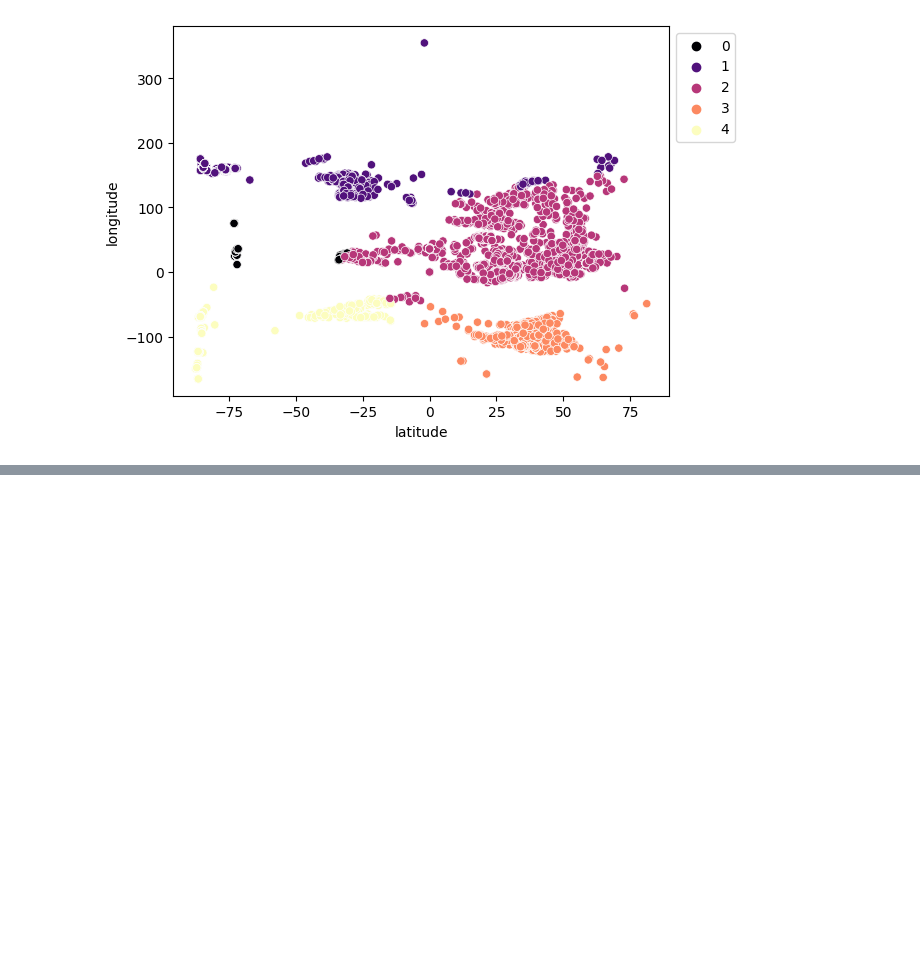
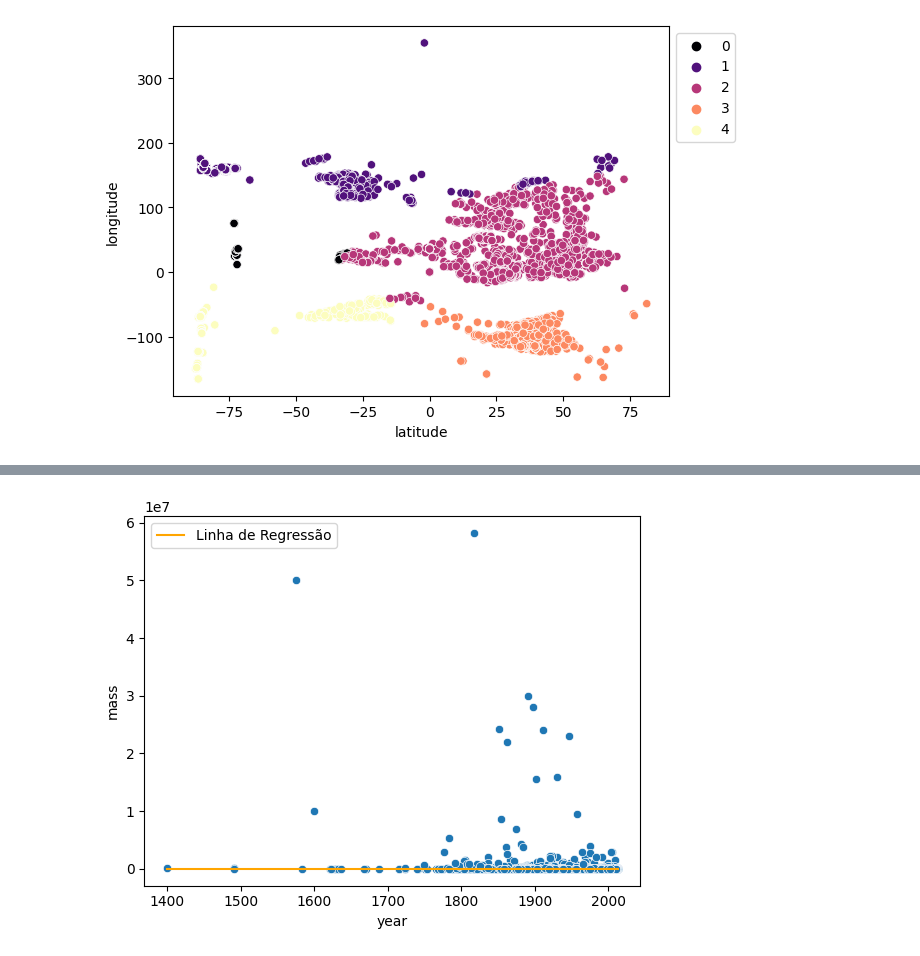
Before and after one commit to biabcaval/Projeto-ICD-analise-meteoros, a Jupyter notebook: #3_meteorite_landings_on_earth.ipynb, the cells around one changed output, grey strips where cells are left out. Drawn from its saved outputs; the diff is of its cells as text; code cells hidden in the pictures; blank space fills up the shorter version.

```diff
--- a/#3_meteorite_landings_on_earth.ipynb
+++ b/#3_meteorite_landings_on_earth.ipynb
@@ -254,0 +265,12 @@ sns.move_legend(plot4, "upper left", bbox_to_anchor=(1,1))
+# %%
+df_reg = df.dropna()
+def f(x, regre):
+    return x*regre.slope + regre.intercept
+
+linha_regre = linregress(df_reg['mass'], df_reg['year'])
+plotreg = sns.scatterplot(data=df_reg, x= 'year',y = 'mass')
+plt.plot((1399,2013), (f(1399, linha_regre), f(2013, linha_regre)), c='orange', label='Linha de Regressão')
+plt.legend()
+plt.show()
+# %% [output]
+[figure, added]
```
Also changed, not shown: parts of 3 cells of this notebook.
